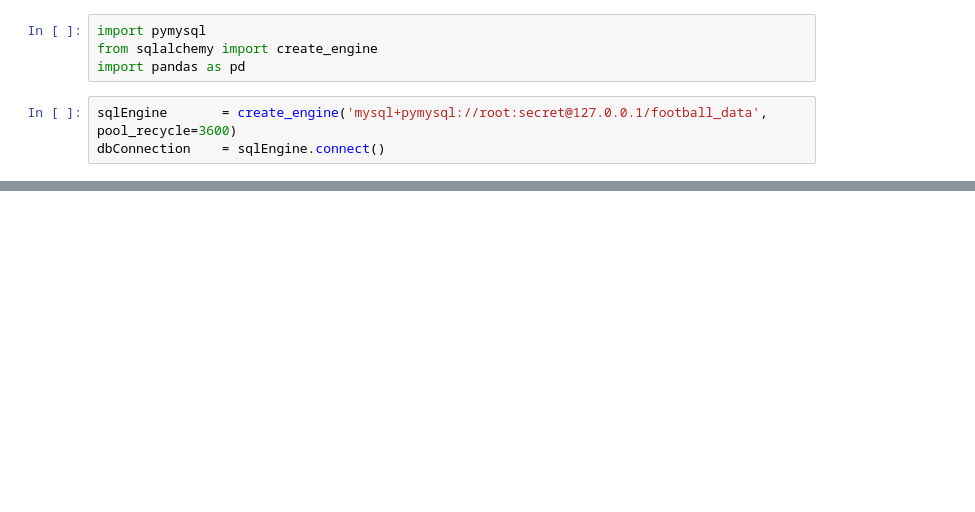
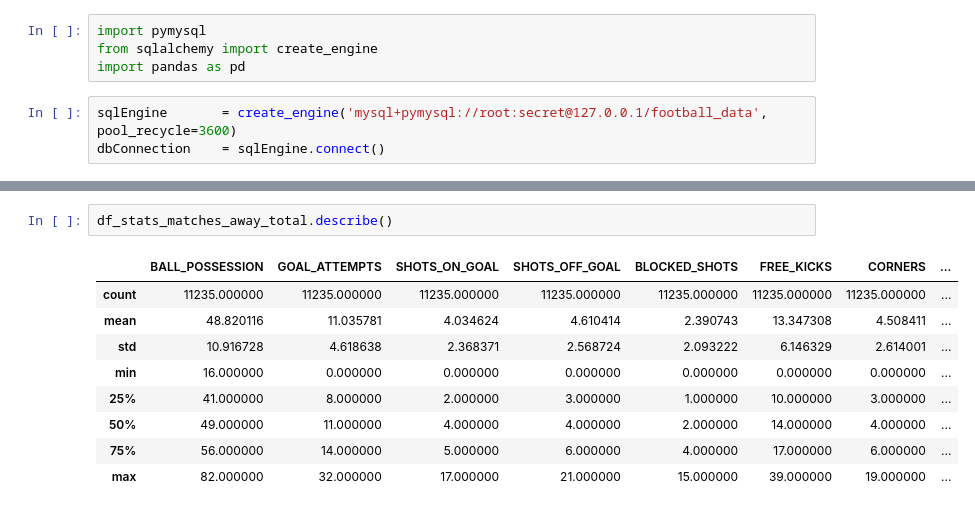
Before and after one commit to cesarpazguzman/ml_corners_predictor, a Jupyter notebook: ML_DT/MachineLearning/EDA/Untitled.ipynb, the cells around one changed output, grey strips where cells are left out. Cells and saved outputs as stored; diff of their text form; blank space fills up the shorter version.

```diff
--- a/ML_DT/MachineLearning/EDA/Untitled.ipynb
+++ b/ML_DT/MachineLearning/EDA/Untitled.ipynb
@@ -24,0 +52,12 @@ df_stats_matches
+# %%
+df_stats_matches_away_total.describe()
+# %% [output]
+|  | BALL_POSSESSION | GOAL_ATTEMPTS | SHOTS_ON_GOAL | SHOTS_OFF_GOAL | BLOCKED_SHOTS | FREE_KICKS | CORNERS | ... |
+| count | 11235.000000 | 11235.000000 | 11235.000000 | 11235.000000 | 11235.000000 | 11235.000000 | 11235.000000 | ... |
+| mean | 48.820116 | 11.035781 | 4.034624 | 4.610414 | 2.390743 | 13.347308 | 4.508411 | ... |
+| std | 10.916728 | 4.618638 | 2.368371 | 2.568724 | 2.093222 | 6.146329 | 2.614001 | ... |
+| min | 16.000000 | 0.000000 | 0.000000 | 0.000000 | 0.000000 | 0.000000 | 0.000000 | ... |
+| 25% | 41.000000 | 8.000000 | 2.000000 | 3.000000 | 1.000000 | 10.000000 | 3.000000 | ... |
+| 50% | 49.000000 | 11.000000 | 4.000000 | 4.000000 | 2.000000 | 14.000000 | 4.000000 | ... |
+| 75% | 56.000000 | 14.000000 | 5.000000 | 6.000000 | 4.000000 | 17.000000 | 6.000000 | ... |
+| max | 82.000000 | 32.000000 | 17.000000 | 21.000000 | 15.000000 | 39.000000 | 19.000000 | ... |
```
Also changed, not shown: parts of 9 cells of this notebook, 3 other files.
